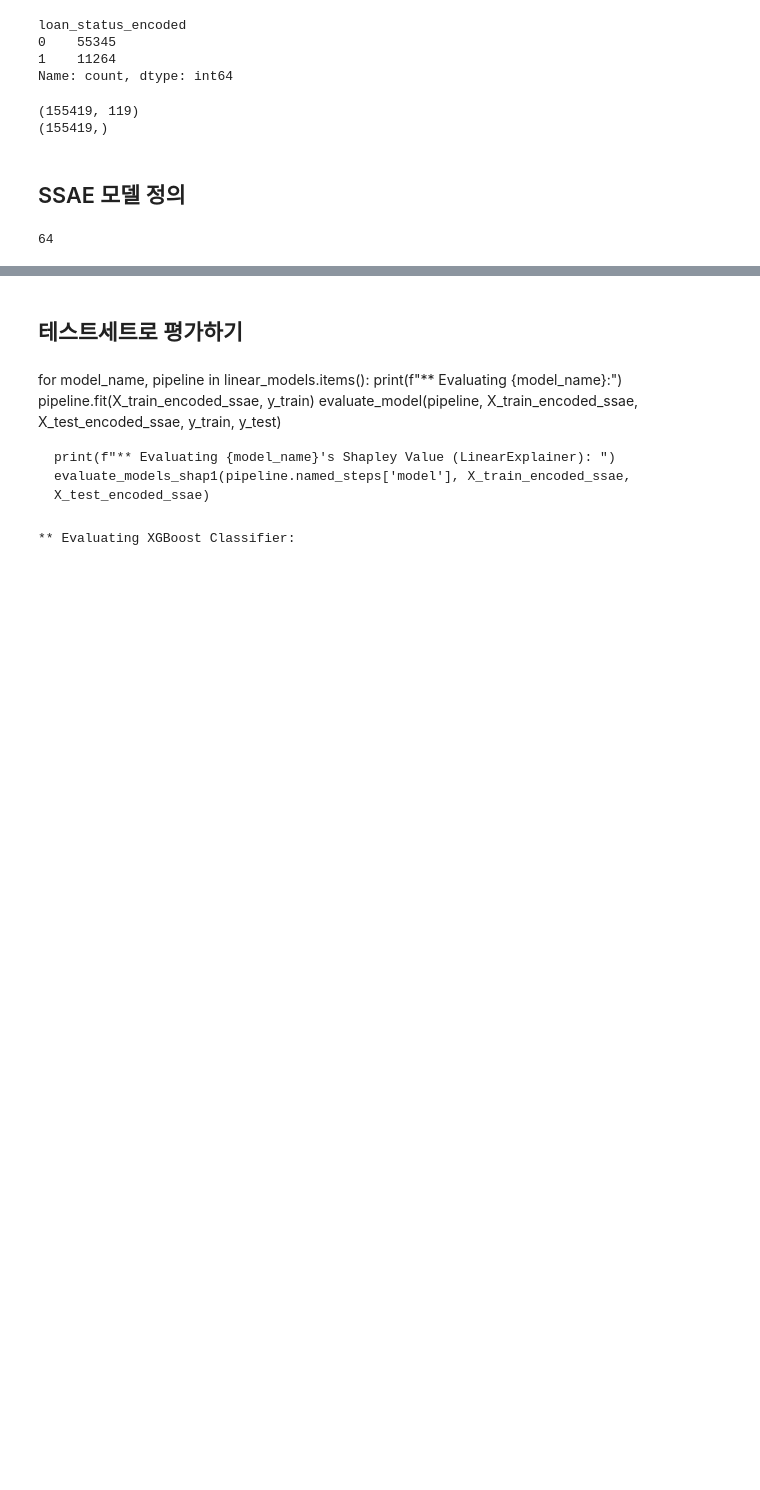
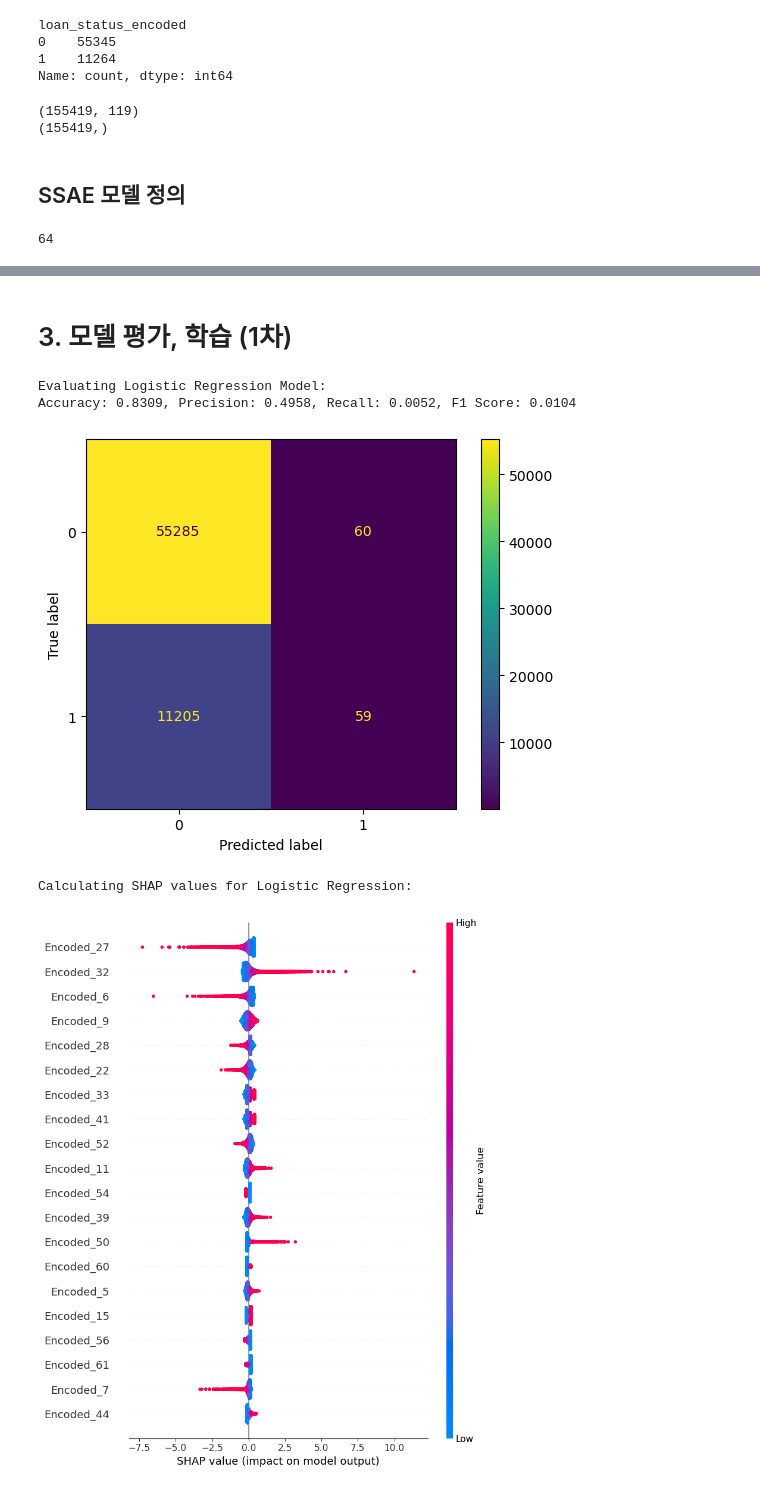
Before and after one commit to JuhongPark/snu-fintech-ai, a Jupyter notebook: Lending_Club_SSAE.ipynb, the cells around one changed output, grey strips where cells are left out. Saved outputs shown, nothing was run; the diff lists cells and outputs as text; code cells hidden in the pictures; blank space fills up the shorter version.

```diff
--- a/Lending_Club_SSAE.ipynb
+++ b/Lending_Club_SSAE.ipynb
@@ -38,14 +38,14 @@ post_list = ['Funded_amnt', 'funded_amnt_inv', 'collection_recovery_fee', 'colle
 learning_rate = 0.01
 
 # For training
-n_epochs = 10000
+#n_epochs = 10000
 
 # For CV
 cv = 10
 
 # For SSAE
 n_epochs_ssae = 100
-latent_size = 4
+latent_size = 8
 
 # 테스트 런일 경우, 에포크 수를 줄임
 if is_test:
@@ -136,4 +145,4 @@ device = torch.device("cuda" if torch.cuda.is_available() else "cpu") if not is_
 X_train, X_test, y_train, y_test = train_test_split(X, y, test_size=0.3, random_state=42, stratify=y)
 
 # 수치형 변수 선정
-num_list = list(set(X_train.columns) ^ set(cat_list))
+# num_list = list(set(X_train.columns) ^ set(cat_list))
@@ -279,6 +303,7 @@ def evaluate_model(model, X_train, X_test, y_train, y_test):
     disp = ConfusionMatrixDisplay(confusion_matrix=cm)
     disp.plot()
     plt.show()
+    return y_pred
 # %%
 # Shapley Value 계산, 시각화 함수 정의
 def evaluate_models_shap1(model, X_train_encoded_ssae, X_test_encoded_ssae):
@@ -347,18 +338,6 @@ tabnet_model = {
-# %% [markdown]
-## 테스트세트로 평가하기
-# %% [markdown]
-for model_name, pipeline in linear_models.items():
-    print(f"** Evaluating {model_name}:")
-    pipeline.fit(X_train_encoded_ssae, y_train)
-    evaluate_model(pipeline, X_train_encoded_ssae, X_test_encoded_ssae, y_train, y_test)
-
-    print(f"** Evaluating {model_name}'s Shapley Value (LinearExplainer): ")
-    evaluate_models_shap1(pipeline.named_steps['model'], X_train_encoded_ssae, X_test_encoded_ssae)
+# %% [markdown]
+# 3. 모델 평가, 학습 (1차)
 # %%
-model_name = 'XGBoost Classifier'
-model = xgb.XGBClassifier(n_estimators=100000, eval_metric='auc', learning_rate=1, alpha=1, reg_lambda=2)
-print(f"** Evaluating {model_name}:")
-
 X_train_encoded = pd.concat(
                     [X_train[num_list],
                     pd.DataFrame(ssae_model.encoder(torch.FloatTensor(X_train[encoding_target].to_numpy()).to(device)).detach().numpy(),
@@ -370,6 +349,37 @@ X_test_encoded = pd.concat(
                     pd.DataFrame(ssae_model.encoder(torch.FloatTensor(X_test[encoding_target].to_numpy()).to(device)).detach().numpy(),
                                  index=X_test.index, columns=[f'e{i}' for i in range(latent_size)])],
                     axis=1)
-# %% [output]
-** Evaluating XGBoost Classifier:
+# %%
+# # Logistic Regression 모델 학습 및 평가
+linear_model_1 = LogisticRegression(max_iter=10000)
+print("Evaluating Logistic Regression Model:")
+evaluate_model(linear_model_1, X_train_encoded, X_test_encoded, y_train, y_test)
+
+# Shapley Value 계산 및 시각화 (Logistic Regression)
+print("Calculating SHAP values for Logistic Regression:")
+evaluate_models_shap1(linear_model_1, X_train_encoded, X_test_encoded)
+
+# XGBoost 모델 학습 및 평가
+# xgb_model = XGBClassifier(n_estimators=100000, eval_metric='auc', learning_rate=1, alpha=1, reg_lambda=2)
+# print("Evaluating XGBoost Model:")
+# evaluate_model(xgb_model, X_train_encoded, X_test_encoded, y_train, y_test)
+
+# # Shapley Value 계산 및 시각화 (XGBoost)
+# print("Calculating SHAP values for XGBoost:")
+# evaluate_models_shap2(xgb_model, X_test_encoded)
+
+# # LightGBM 모델 학습 및 평가
+# lgbm_model = LGBMClassifier(n_estimators=100000, learning_rate=1, reg_alpha=1, reg_lambda=2)
+# print("Evaluating LightGBM Model:")
+# evaluate_model(lgbm_model, X_train_ssae, X_test_ssae, y_train, y_test)
+
+# # Shapley Value 계산 및 시각화 (LightGBM)
+# print("Calculating SHAP values for LightGBM:")
+# evaluate_models_shap2(lgbm_model, X_test_ssae)
+# %% [output]
+Evaluating Logistic Regression Model:
+Accuracy: 0.8309, Precision: 0.4958, Recall: 0.0052, F1 Score: 0.0104
+[figure, added]
+Calculating SHAP values for Logistic Regression:
+[figure, added]
 # %%
```
Also changed, not shown: parts of 20 cells of this notebook.
